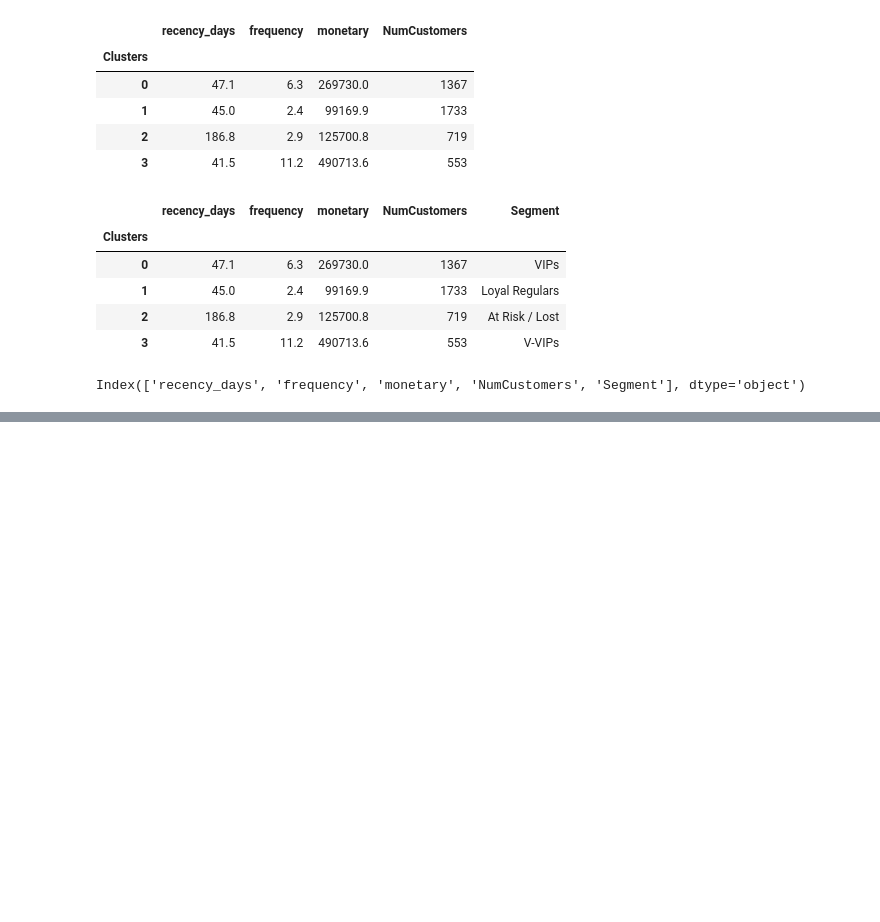
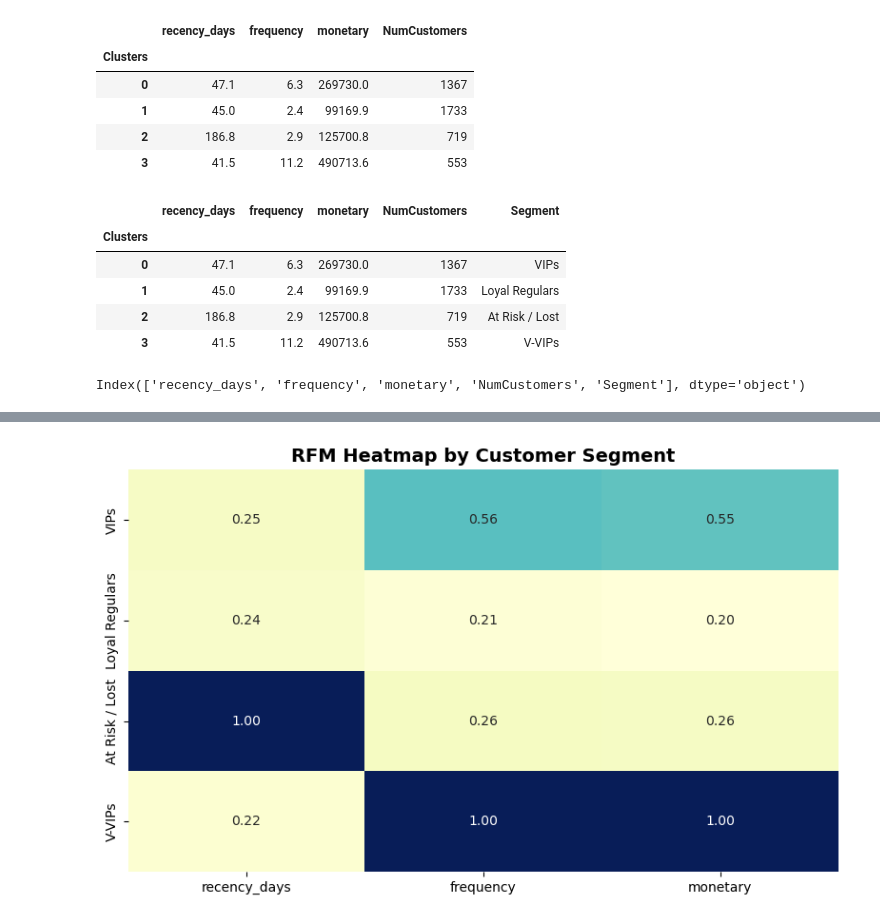
Before and after one commit to Israel-Asidere/Amdari-Shopsphere, a Jupyter notebook: Cohort_analysis_v2.ipynb, the cells around one changed output, grey strips where cells are left out. Saved outputs shown, nothing was run; the diff lists cells and outputs as text; code cells hidden in the pictures; blank space fills up the shorter version.

```diff
--- a/Cohort_analysis_v2.ipynb
+++ b/Cohort_analysis_v2.ipynb
@@ -394,0 +437,10 @@ plt.show()
+# %%
+plt.figure(figsize=(8,5))
+sns.heatmap(df_plot.set_index('Segment')[['recency_days', 'frequency', 'monetary']],
+            annot=True, cmap='YlGnBu', cbar=False, fmt=".2f")
+plt.title('RFM Heatmap by Customer Segment', fontsize=14, weight='bold')
+plt.ylabel('')
+plt.tight_layout()
+plt.show()
+# %% [output]
+[figure, added]
```
Also changed, not shown: parts of 8 cells of this notebook, 2 other files.
